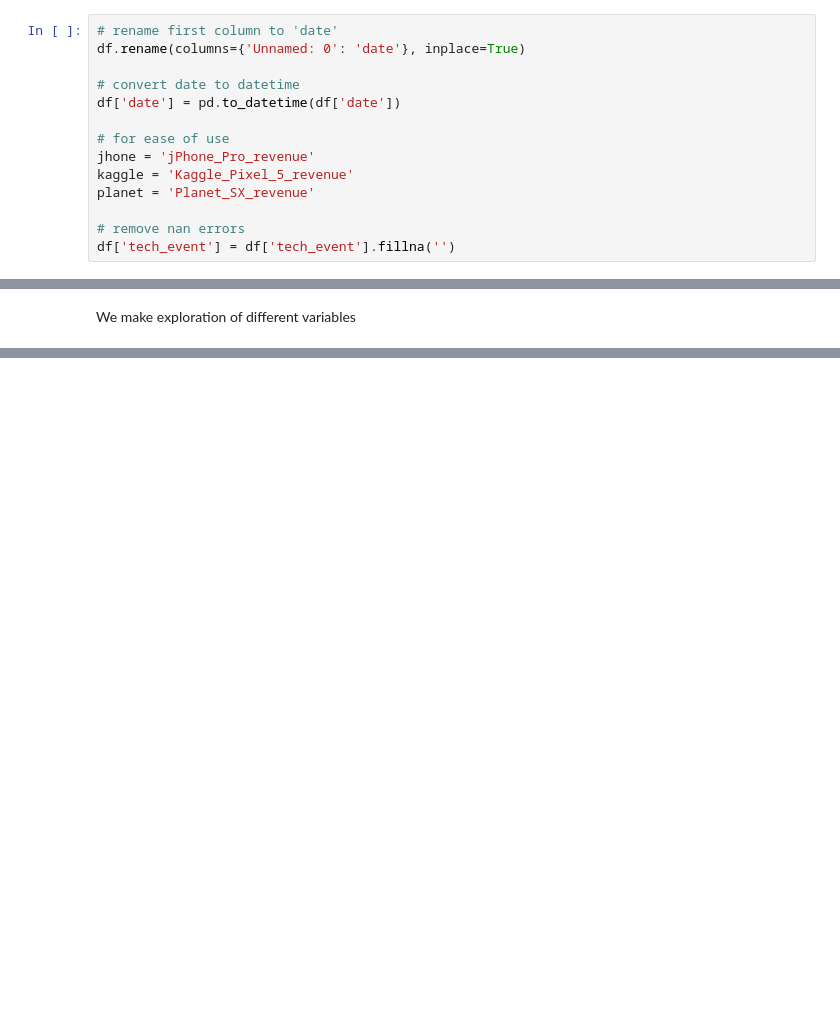
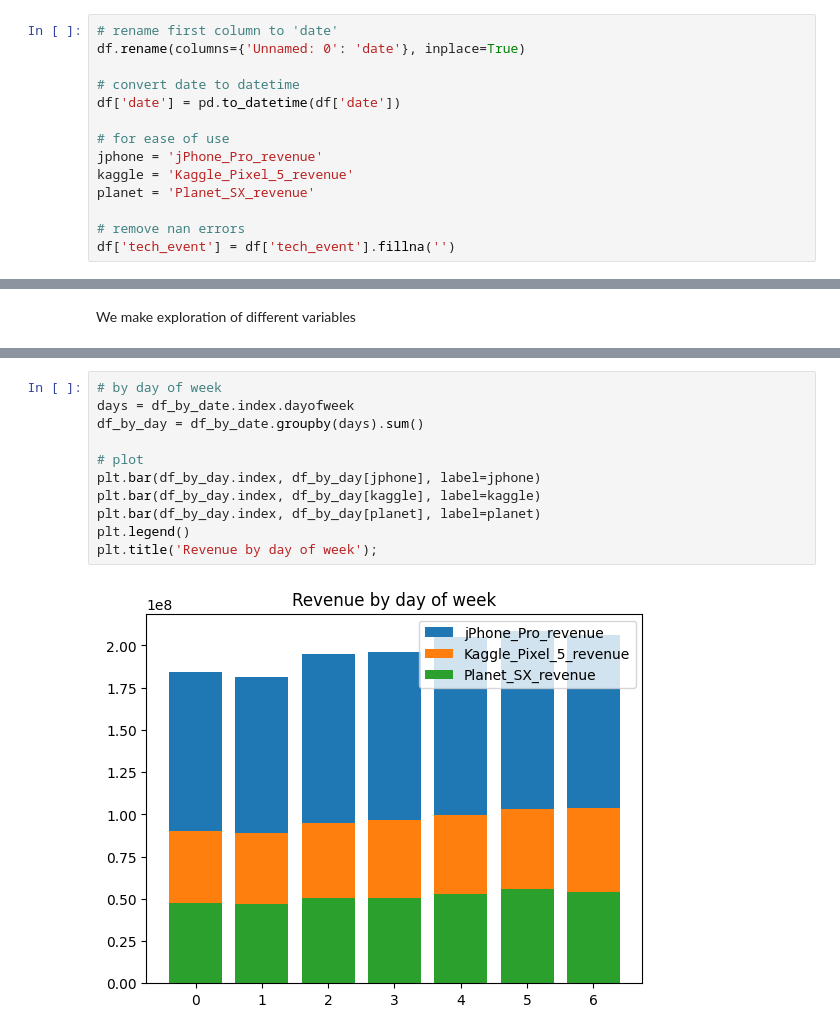
Before and after one commit to jsilvalavin/orange_test_stage, a Jupyter notebook: notebooks/exploration.ipynb, the cells around one changed output, grey strips where cells are left out. Cells and saved outputs as stored; diff of their text form; blank space fills up the shorter version.

```diff
--- a/notebooks/exploration.ipynb
+++ b/notebooks/exploration.ipynb
@@ -24,7 +24,7 @@ df.rename(columns={'Unnamed: 0': 'date'}, inplace=True)
 df['date'] = pd.to_datetime(df['date'])
 
 # for ease of use
-jhone = 'jPhone_Pro_revenue'
+jphone = 'jPhone_Pro_revenue'
 kaggle = 'Kaggle_Pixel_5_revenue'
 planet = 'Planet_SX_revenue'
 
@@ -58,3 +62,16 @@ plt.legend()
 plt.title('Revenue by month');
 # %% [output]
 [figure]
+# %%
+# by day of week
+days = df_by_date.index.dayofweek
+df_by_day = df_by_date.groupby(days).sum()
+
+# plot
+plt.bar(df_by_day.index, df_by_day[jphone], label=jphone)
+plt.bar(df_by_day.index, df_by_day[kaggle], label=kaggle)
+plt.bar(df_by_day.index, df_by_day[planet], label=planet)
+plt.legend()
+plt.title('Revenue by day of week');
+# %% [output]
+[figure, added]
```
Also changed, not shown: parts of 25 cells of this notebook.
